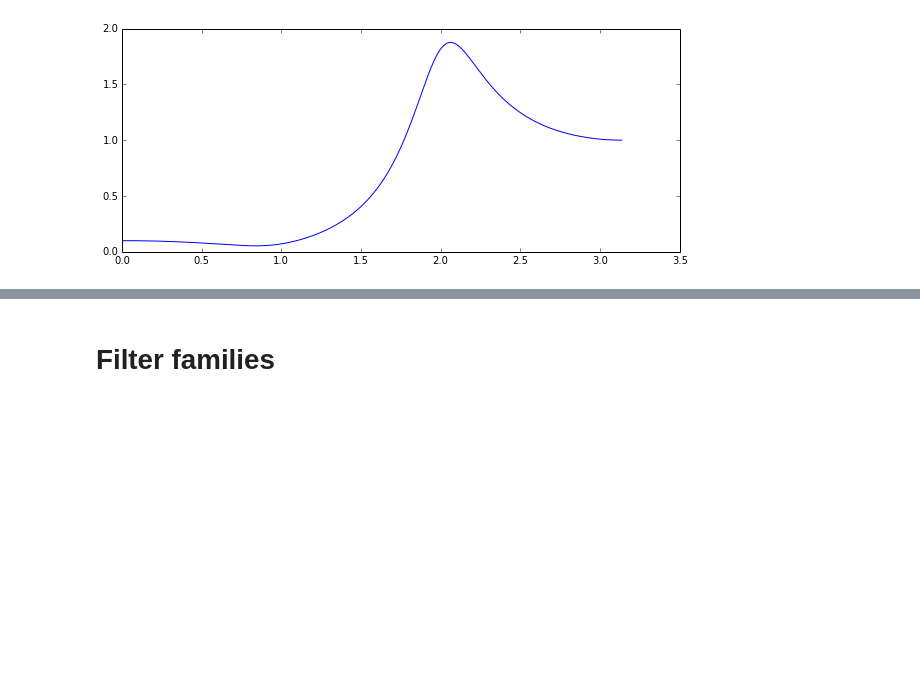
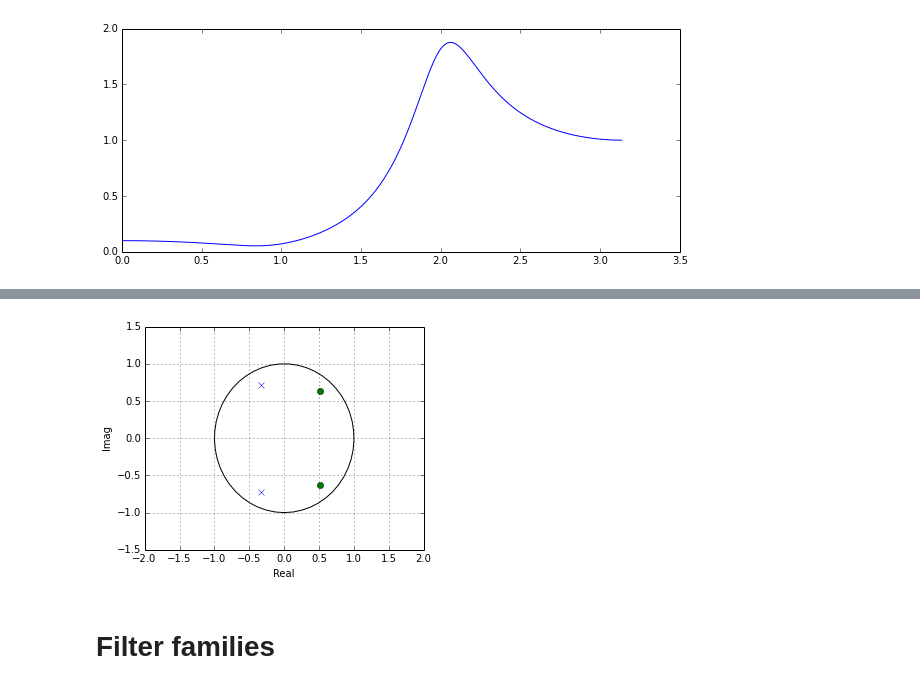
Before and after one commit to mantaraya36/201A-ipython, a Jupyter notebook: Audio Filters.ipynb, the cells around one changed output, grey strips where cells are left out. Drawn from its saved outputs; the diff is of its cells as text; code cells hidden in the pictures; blank space fills up the shorter version.

```diff
--- a/Audio Filters.ipynb
+++ b/Audio Filters.ipynb
@@ -455,3 +455,7 @@ specgram(shelved);
+# %%
+PoleZeroPlot([b0, b1, b2], [a0, a1, a2]);
+# %% [output]
+[figure, added]
 # %% [markdown]
 # Filter families
 # %% [markdown]
```
Also changed, not shown: parts of 21 cells of this notebook, 2 other files.
